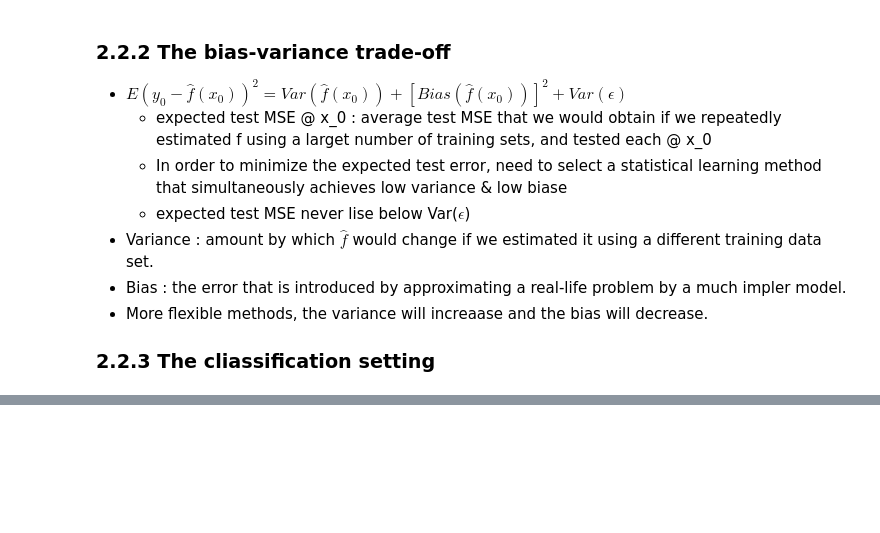
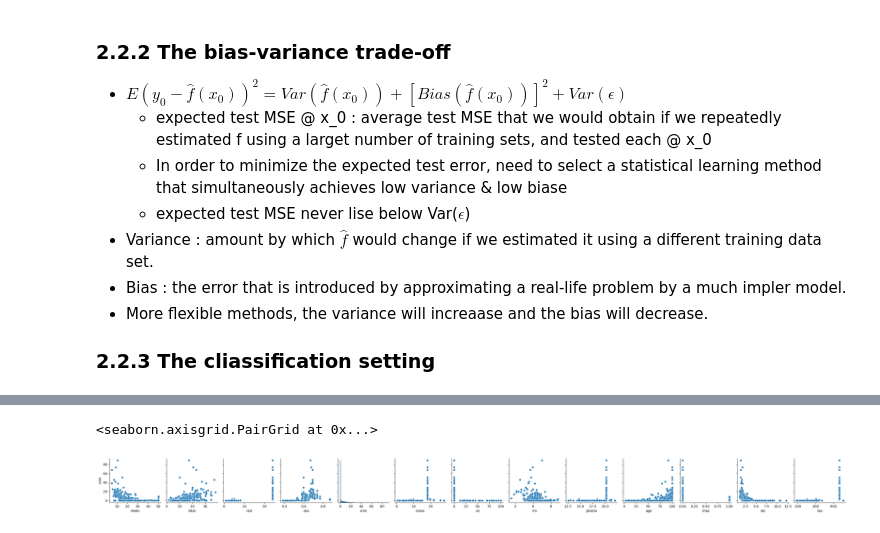
Before and after one commit to klee30810/ISLR_python, a Jupyter notebook: notebooks/2_Statistical Learning.ipynb, the cells around one changed output, grey strips where cells are left out. Drawn from its saved outputs; the diff is of its cells as text; code cells hidden in the pictures; blank space fills up the shorter version.

```diff
--- a/notebooks/2_Statistical Learning.ipynb
+++ b/notebooks/2_Statistical Learning.ipynb
@@ -83,0 +100,6 @@ Non-parametric methods
+# %%
+# (a) read boston data set
+import pandas as pd
+
+df = pd.read_csv('../data/boston.csv', index_col="Unnamed: 0")
+df
@@ -83,0 +135,10 @@ Non-parametric methods
+# %%
+predictors = set(df.columns) - set(df['crim'])
+# %%
+import matplotlib.pyplot as plt
+import seaborn as sns
+
+sns.pairplot(df, x_vars=predictors, y_vars='crim')
+# %% [output]
+<seaborn.axisgrid.PairGrid at 0x...>
+[figure, added]
```
Also changed, not shown: parts of 4 cells of this notebook.
